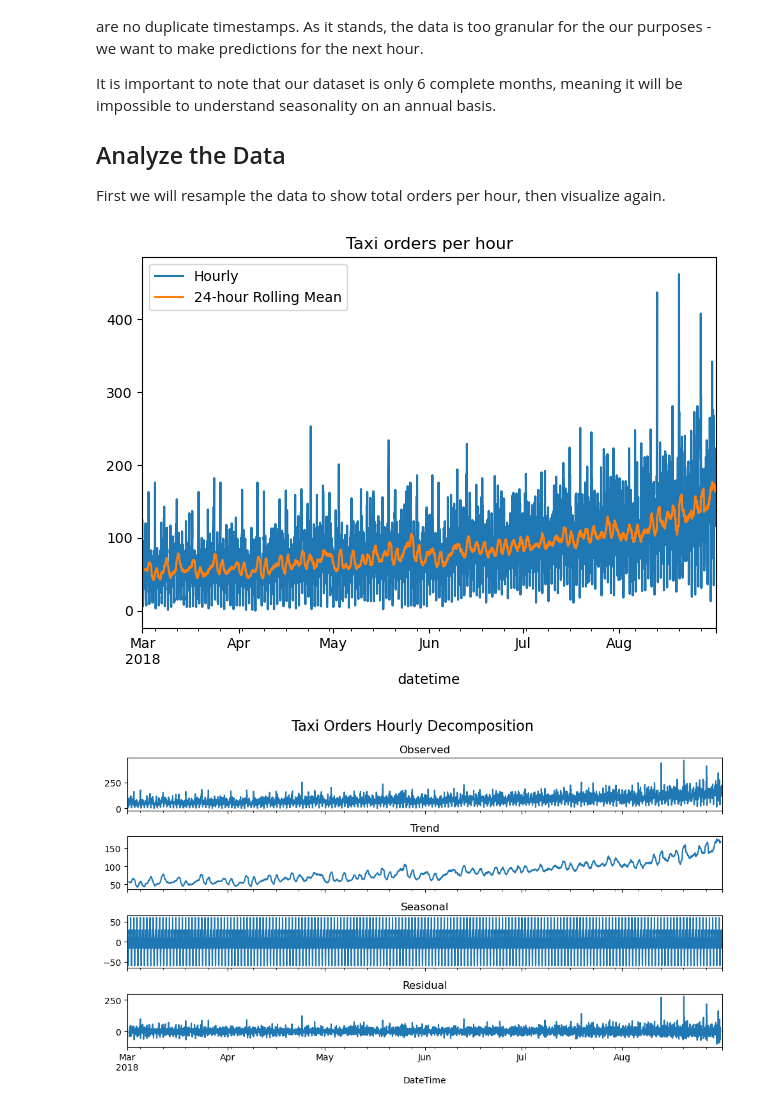
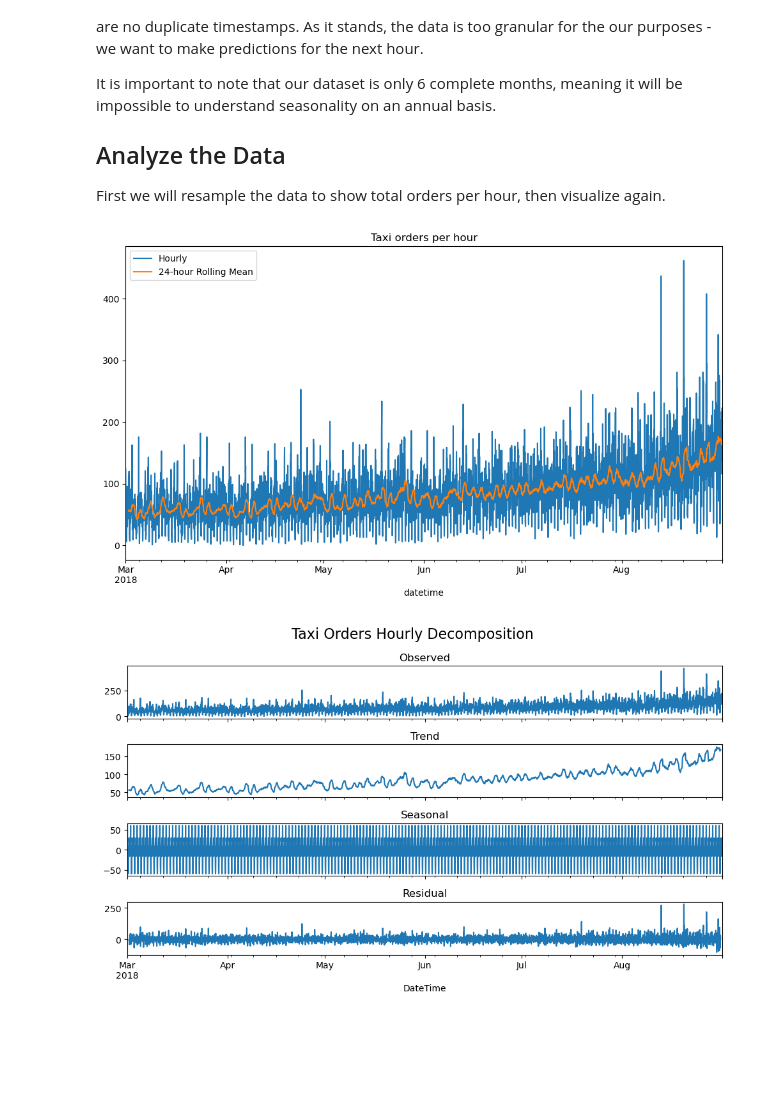
Before and after one commit to IMMontoya/forecasting_hourly_taxi_orders_using_machine_learning, a Jupyter notebook: forecasting_hourly_taxi_orders.ipynb, the cells around one changed output. Cells and saved outputs as stored; diff of their text form; code cells hidden in the pictures; blank space fills up the shorter version.

```diff
--- a/forecasting_hourly_taxi_orders.ipynb
+++ b/forecasting_hourly_taxi_orders.ipynb
@@ -147,18 +147,18 @@ First we will resample the data to show total orders per hour, then visualize ag
 # %%
 # Resample the data to hourly frequency
 df = df.resample('1H').sum()
 
 # Visualize the resampled data
 df['num_orders'].plot(label='Hourly')
 
 # visualize 24-hour rolling mean
-df['num_orders'].rolling(24).mean().plot(label='24-hour Rolling Mean')
+df['num_orders'].rolling(24).mean().plot(label='24-hour Rolling Mean', figsize=(10, 6))
 
 plt.title("Taxi orders per hour")
 plt.legend()
 plt.show()
 # %% [output]
-[figure, old version]
+[figure, new version]
 # %%
 def plot_decomposition(column, title="", period=None, dayofweek=False):
 
```
